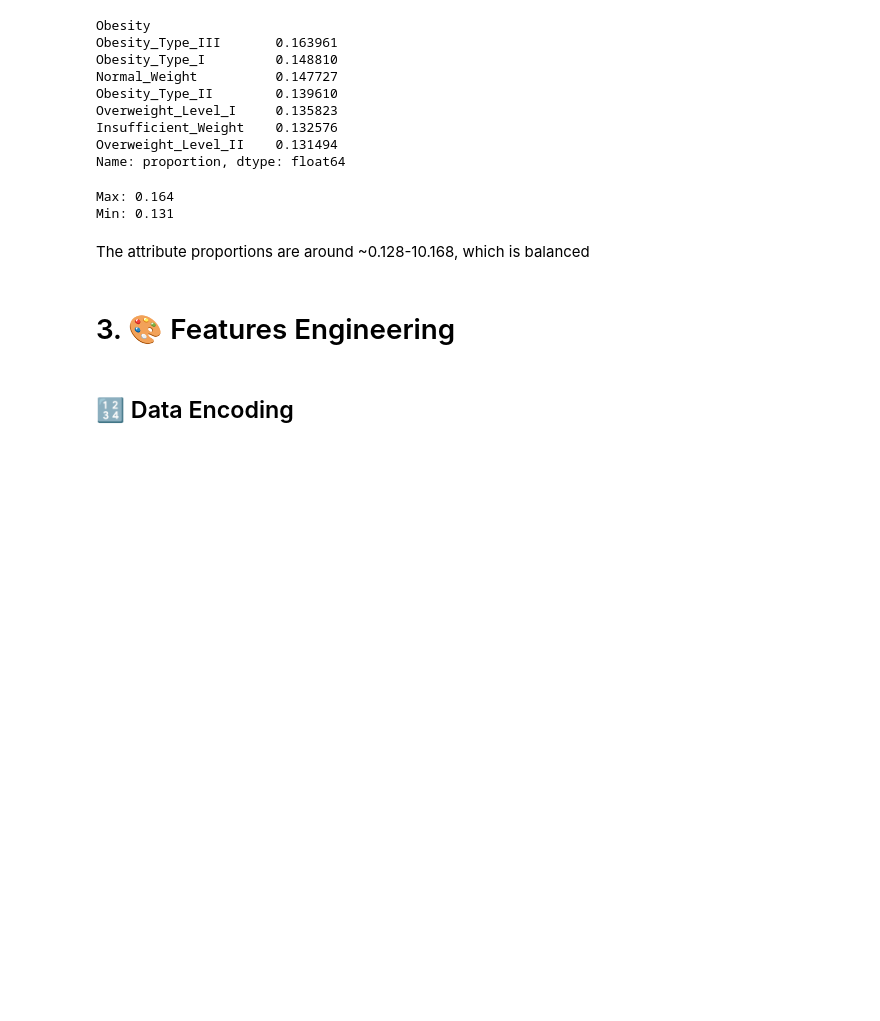
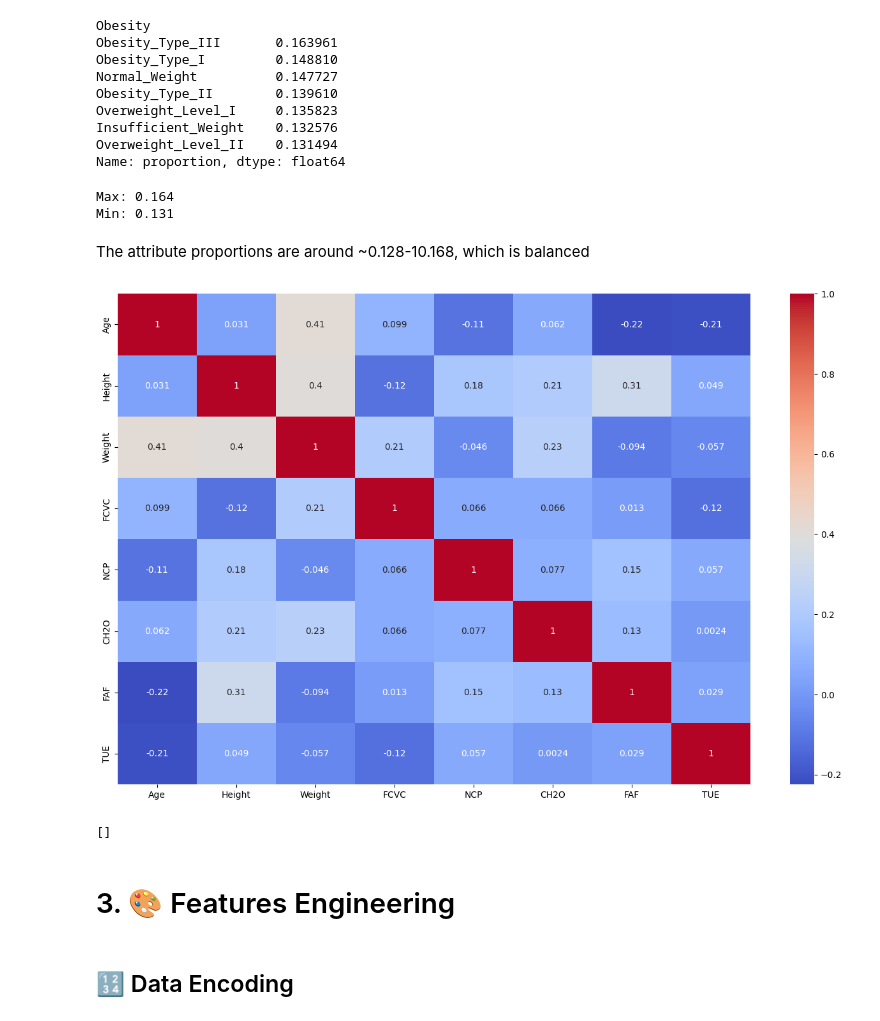
Before and after one commit to peter-louisx/obesity-prediction, a Jupyter notebook: backend/model/Machine_Learning.ipynb, the cells around one changed output. Cells and saved outputs as stored; diff of their text form; code cells hidden in the pictures; blank space fills up the shorter version.

```diff
--- a/backend/model/Machine_Learning.ipynb
+++ b/backend/model/Machine_Learning.ipynb
@@ -301,25 +317,25 @@ Weight: Slightly Right-Skewed. -> Percentile-Based
 # %% [markdown]
 ### Outliers Detection
 # %%
-q1, q3 = df['Age'].quantile([0.25, 0.75]).values
+q1, q3 = eda_df['Age'].quantile([0.25, 0.75]).values
 iqr = q3 - q1
 
 lower_bound = q1 - 1.5 * iqr
 upper_bound = q3 + 1.5 * iqr
 
-age_bounds = (df['Age'] >= lower_bound) & (df['Age'] <= upper_bound)
+age_bounds = (eda_df['Age'] >= lower_bound) & (eda_df['Age'] <= upper_bound)
 print(f"Age outlier count: {age_bounds.count() - age_bounds.sum()}")
 # %% [output]
 Age outlier count: 167
 # %%
-p1, p99 = df['Height'].quantile([0.01, 0.99]).values
-height_bounds = (df['Height'] >= p1) & (df['Height'] <= p99)
+p1, p99 = eda_df['Height'].quantile([0.01, 0.99]).values
+height_bounds = (eda_df['Height'] >= p1) & (eda_df['Height'] <= p99)
 print(f"Height outlier count: {height_bounds.count() - height_bounds.sum()}")
 # %% [output]
 Height outlier count: 30
 # %%
-p1, p99 = df['Weight'].quantile([0.01, 0.99]).values
-weight_bounds = (df['Weight'] >= p1) & (df['Weight'] <= p99)
+p1, p99 = eda_df['Weight'].quantile([0.01, 0.99]).values
+weight_bounds = (eda_df['Weight'] >= p1) & (eda_df['Weight'] <= p99)
 print(f"Weight outlier count: {weight_bounds.count() - weight_bounds.sum()}")
 # %% [output]
 Weight outlier count: 42
@@ -335,9 +351,9 @@ print(f"After outlier removal count: {df_without_outliers.shape[0]}")
 Before outlier removal count: 2087
 After outlier removal count: 1848
 # %%
-df = df.loc[age_bounds & height_bounds & weight_bounds]
-df.reset_index(drop=True, inplace=True)
-df
+eda_df = eda_df.loc[age_bounds & height_bounds & weight_bounds]
+eda_df.reset_index(drop=True, inplace=True)
+eda_df
 # %% [output]
 |  | Gender | Age | Height | Weight | family_history | FAVC | FCVC | NCP | CAEC | SMOKE | ... |
 | 0 | Female | 21.000000 | 1.620000 | 64.000000 | yes | no | 2.0 | 3.0 | Sometimes | no | ... |
@@ -392,5 +408,16 @@ Max: 0.164
 Min: 0.131
 # %% [markdown]
 The attribute proportions are around ~0.128-10.168, which is balanced
+# %%
+plt.figure(figsize=(16, 10))
+sns.heatmap(eda_df.corr(method="spearman", numeric_only=True), annot=True, cmap="coolwarm")
+plt.show()
+# %% [output]
+[figure, added]
+# %%
+data_corr = eda_df.corr(method="spearman", numeric_only=True)
+[(col, row) for col in data_corr.columns for row in data_corr.index if data_corr.loc[col, row] > 0.6 and col != row and col != 'Obesity' and row != 'Obesity']
+# %% [output]
+[]
 # %% [markdown]
 # 3. 🎨 Features Engineering
```
Also changed, not shown: parts of 42 cells of this notebook, 1 other file.
